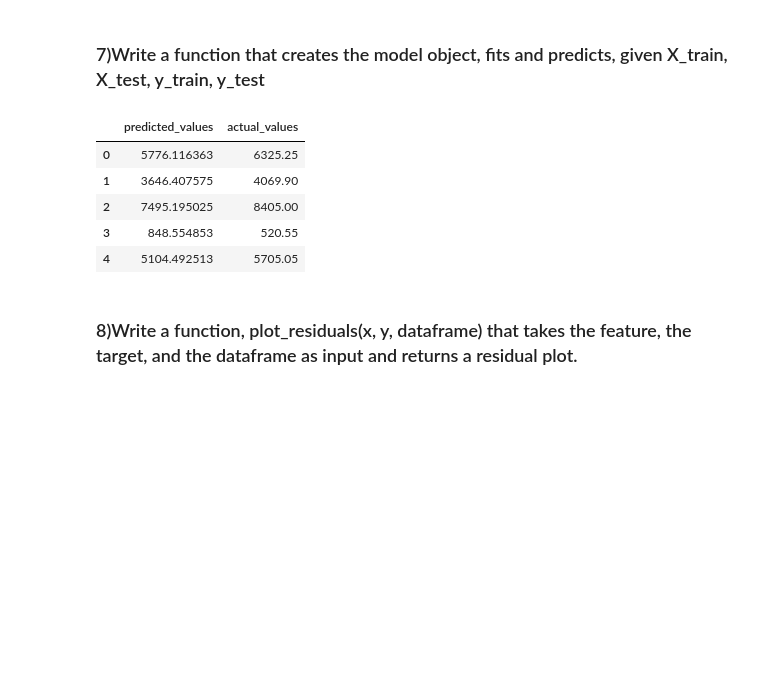
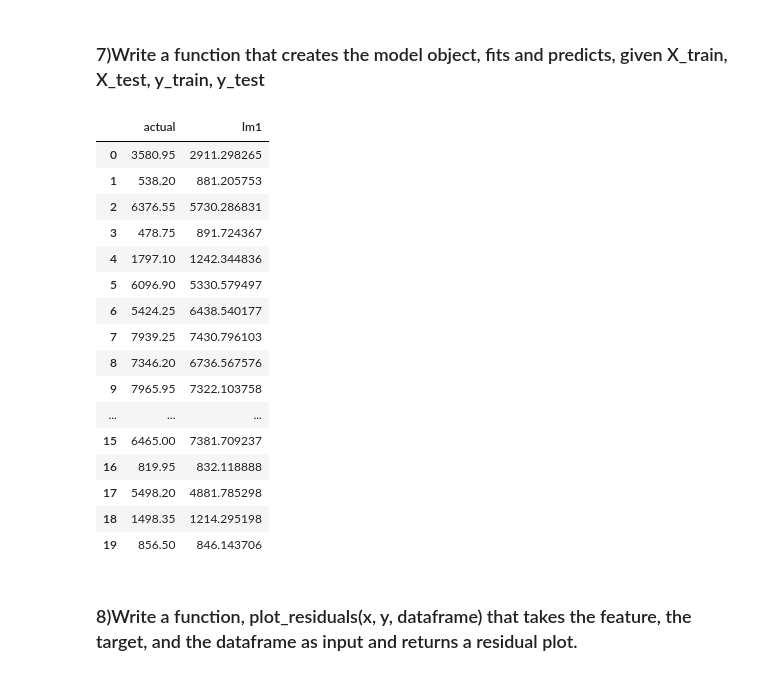
Before and after one commit to CodeupClassroom/bayes-methodologies-exercises, a Jupyter notebook: model.ipynb, the cells around one changed output. Saved outputs shown, nothing was run; the diff lists cells and outputs as text; code cells hidden in the pictures; blank space fills up the shorter version.

Commit message:
Made some changes to modeling notebook by creating one df for predictions.

```diff
--- a/model.ipynb
+++ b/model.ipynb
@@ -140,35 +162,47 @@ best_model.head()
 # %% [markdown]
 ### 7)Write a function that creates the model object, fits and predicts,   given X_train, X_test, y_train, y_test
-# %%
-X_train=X_train[['monthly_charges']]
-X_test=X_test[['monthly_charges']]
-def modeling_function(X_train,X_test,y_train,y_test):
-    lm1=LinearRegression()
-    lm1.fit(X_train,y_train)
-    lm1_predictions=lm1.predict(X_train)
-    model_1=pd.DataFrame(lm1_predictions)
-    model_1['actual_values']=y_train
-    model_1=model_1.rename(columns={0:'predicted_values'})
-    #fit another regression object for test data
-    lm2=LinearRegression()
-    lm2.fit(X_test,y_test)
-    lm2_predictions=lm2.predict(X_test)
-    model_2=pd.DataFrame(lm2_predictions)
-    model_2['actual_values']=y_test
-    model_2=model_2.rename(columns={0:'predicted_values'})
-    return model_1,model_2
+# %%
+X_train1=X_train[['monthly_charges']]
+X_test1=X_test[['monthly_charges']]
+def modeling_function(X_train,X_test,y_train,y_test):
+    predictions_train=pd.DataFrame({'actual':y_train.total_charges}).reset_index(drop=True)
+    predictions_test=pd.DataFrame({'actual':y_test.total_charges}).reset_index(drop=True)
+    #model 1
+    lm1=LinearRegression()
+    lm1.fit(X_train1,y_train)
+    lm1_predictions=lm1.predict(X_train1)
+    predictions_train['lm1']=lm1_predictions
+
+    #model 2
+    lm2=LinearRegression()
+    lm2.fit(X_test1,y_test)
+    lm2_predictions=lm2.predict(X_test1)
+    predictions_test['lm2']=lm2_predictions
+
+    return predictions_train,predictions_test
 # %%
-model_test,model_train=modeling_function(X_train,X_test,y_train,y_test)
+model_test,model_train=modeling_function(X_train1,X_test1,y_train,y_test)
 # %%
-model_test.head()
-model_train.head()
+model_test.head(20)
+#model_train.head(20)
 # %% [output]
-|  | predicted_values | actual_values |
-| 0 | 5776.116363 | 6325.25 |
-| 1 | 3646.407575 | 4069.90 |
-| 2 | 7495.195025 | 8405.00 |
-| 3 | 848.554853 | 520.55 |
-| 4 | 5104.492513 | 5705.05 |
+|  | actual | lm1 |
+| 0 | 3580.95 | 2911.298265 |
+| 1 | 538.20 | 881.205753 |
+| 2 | 6376.55 | 5730.286831 |
+| 3 | 478.75 | 891.724367 |
+| 4 | 1797.10 | 1242.344836 |
+| 5 | 6096.90 | 5330.579497 |
+| 6 | 5424.25 | 6438.540177 |
+| 7 | 7939.25 | 7430.796103 |
+| 8 | 7346.20 | 6736.567576 |
+| 9 | 7965.95 | 7322.103758 |
+| ... | ... | ... |
+| 15 | 6465.00 | 7381.709237 |
+| 16 | 819.95 | 832.118888 |
+| 17 | 5498.20 | 4881.785298 |
+| 18 | 1498.35 | 1214.295198 |
+| 19 | 856.50 | 846.143706 |
 # %% [markdown]
 ### 8)Write a function, plot_residuals(x, y, dataframe) that takes the feature, the target, and the dataframe as input and returns a residual plot.
 # %%
```
Also changed, not shown: parts of 12 cells of this notebook.
